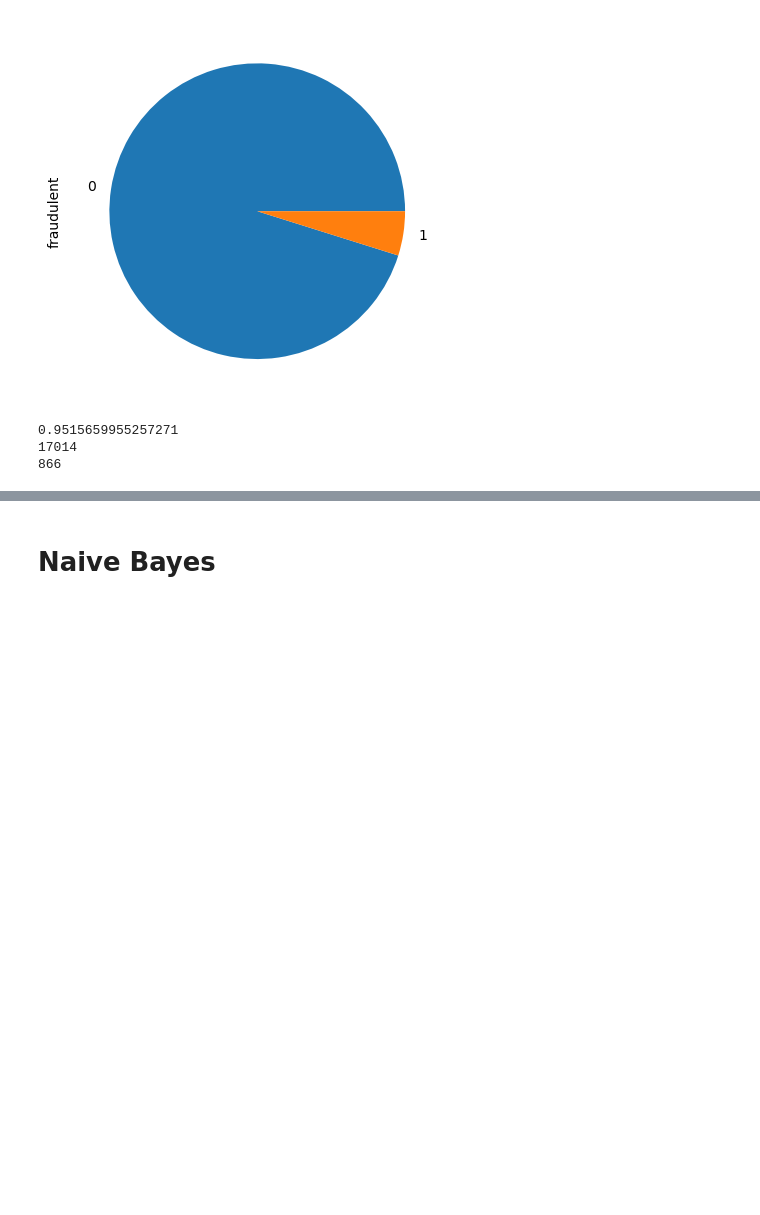
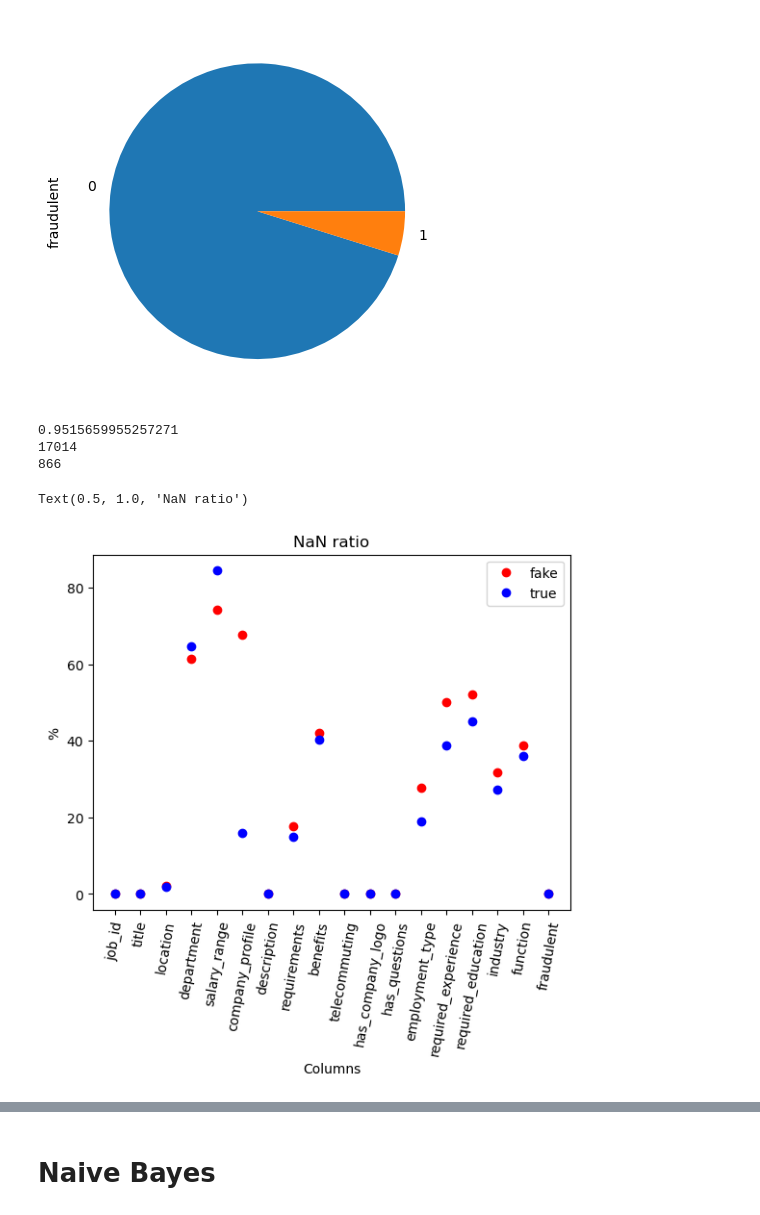
Before and after one commit to Koppanye/Data-mining-2022, a Jupyter notebook: Adatbányászat.ipynb, the cells around one changed output, grey strips where cells are left out. Saved outputs shown, nothing was run; the diff lists cells and outputs as text; code cells hidden in the pictures; blank space fills up the shorter version.

```diff
--- a/Adatbányászat.ipynb
+++ b/Adatbányászat.ipynb
@@ -61,3 +61,24 @@ print(jobs.fraudulent.value_counts()[1])
 0.9515659955257271
 17014
 866
+# %%
+def isNaN(string):
+    return string != string
+# %%
+y0=[]
+y1=[]
+for c in jobs.columns:
+    y0.append(len(jobs[c][isNaN(jobs[c])==1][jobs.fraudulent==0])/jobs.fraudulent.value_counts()[0])
+    y1.append(len(jobs[c][isNaN(jobs[c])==1][jobs.fraudulent==1])/jobs.fraudulent.value_counts()[1])
+# %%
+import matplotlib.pyplot as plt
+x=jobs.columns
+plt.plot(x,100*np.array(y1),'ro',x,100*np.array(y0),'bo')
+plt.legend(["fake", "true"])
+plt.ylabel('%')
+plt.xlabel('Columns')
+plt.xticks(rotation=80)
+plt.title("NaN ratio")
+# %% [output]
+Text(0.5, 1.0, 'NaN ratio')
+[figure, added]
```
Also changed, not shown: parts of 40 cells of this notebook.
